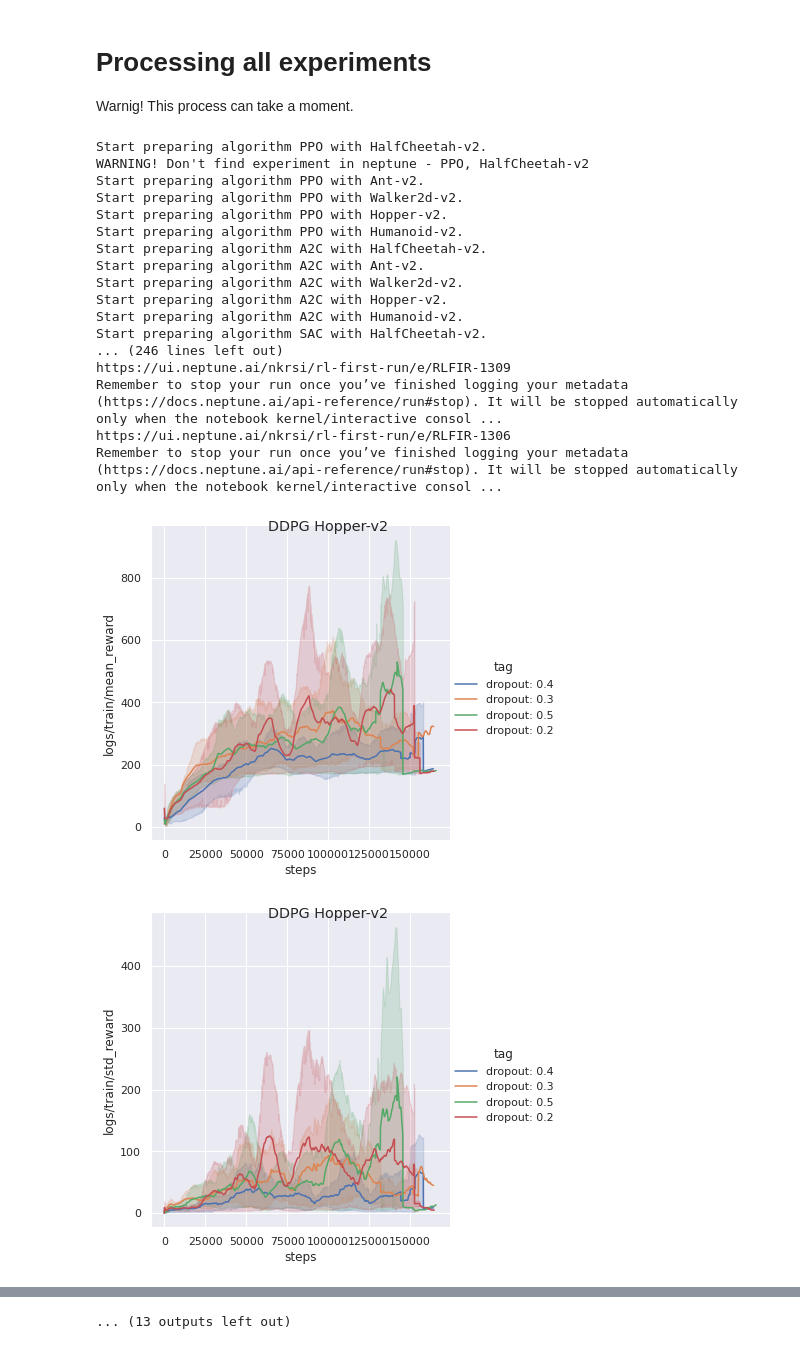
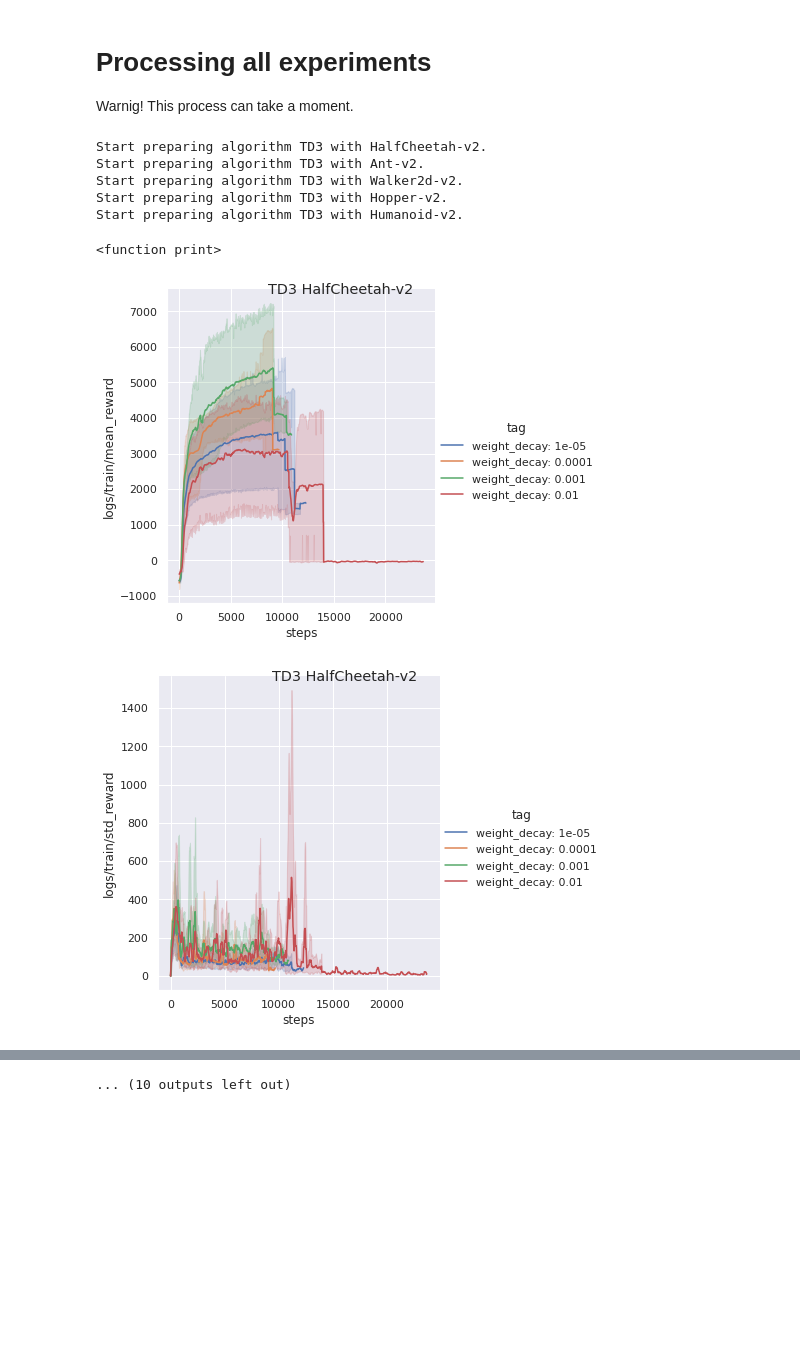
Before and after one commit to KrzysztofSoja/RegularizationRL, a Jupyter notebook: plot_maker.ipynb, the cells around one changed output, grey strips where cells are left out. Drawn from its saved outputs; the diff is of its cells as text; code cells hidden in the pictures; blank space fills up the shorter version.

```diff
--- a/plot_maker.ipynb
+++ b/plot_maker.ipynb
@@ -124,7 +124,7 @@ def concat_frames(experiments_results: pd.DataFrame, metric_name: str, slim=Fals
         log_series = metrics[metric_name]
 
         if slim: log_series = slimming(log_series, SMOOTHEN_WINDOW)
-        if smooth: log_series = smoothen(log_series, SMOOTHEN_WINDOW)
+        if smooth: log_series = smoothen(log_series, SLIMMING_WINDOW)
 
         frame = pd.DataFrame({'tag': \
                     pd.Series([selects_tags(tags_assigned_to_exp[experiment], tag_selector)[0] for _ in range(len(log_series))]),
@@ -152,12 +152,13 @@ def make_plots(algo_name: str, env_name: str, path_to_experiment: str, frame_wit
 PROJECT_NAME = 'nkrsi/rl-first-run'
 
 ENV_TAGS = MUJOCO
-ALGO_TAGS = ALGORITHMS
+ALGO_TAGS = ['TD3']  # [algo for algo in ALGORITHMS if algo != 'SAC']
 
 BASIC_LOGS = ["logs/train/mean_reward", "logs/train/std_reward", "logs/evaluate/mean_reward",
               "logs/evaluate/std_reward"]
 
-SMOOTHEN_WINDOW = 100
+SMOOTHEN_WINDOW = 20
+SLIMMING_WINDOW = 10
 
 # Setting plotting parameters
 sns.set_theme(color_codes=True)
@@ -171,10 +172,10 @@ project_table = project_table.to_pandas()
 # %% [markdown]
 ### Tags for example experiments
 # %%
-algorithm = 'PPO'
+algorithm = 'TD3'
 environment = 'HalfCheetah-v2'
-experiment_name = 'dropout'
-tag_selector = lambda x: re.match(r'dropout', x)
+experiment_name = 'weight_decay'
+tag_selector = lambda x: re.match(r'weight_decay', x)
 
 base_dir = os.path.join(os.getcwd(), 'experiment_result')
 base_dir
@@ -270,8 +352,8 @@ make_plots(algorithm, environment, path_to_experiment, concatenated_logs)
 
 Warnig! This process can take a moment.
 # %%
-experiment_name = 'dropout'
-tag_selector = lambda x: re.match(r'dropout', x)
+experiment_name = 'weight_decay'
+tag_selector = lambda x: re.match(r'weight_decay', x)
 
 base_dir = os.path.join(os.getcwd(), 'experiment_result')
 
@@ -293,51 +375,38 @@ for algorithm in tqdm(ALGO_TAGS, desc='algo'):
 
         if not os.path.isdir(base_dir):
             os.mkdir(base_dir)
 
         path_to_experiment = os.path.join(base_dir, experiment_name)
         if not os.path.isdir(path_to_experiment):
             os.mkdir(path_to_experiment)
 
         path_to_experiment = os.path.join(path_to_experiment, f"{algorithm}_{environment}")
         if not os.path.isdir(path_to_experiment):
             os.mkdir(path_to_experiment)
 
         basic_results = {}
         for experiment in tqdm(experiments, desc="Downloading experiments results"):
                 try:
                     basic_results[experiment] = pd.read_csv(os.path.join(path_to_experiment,  f"{experiment}.csv"))
                 except FileNotFoundError:
                     results = download_basic_result_from_experiments(experiment)
                     basic_results[experiment] = results
                     pd.DataFrame(results).to_csv(os.path.join(path_to_experiment, f"{experiment}.csv"))
 
         concatenated_logs = {}
         for log in logs:
             if re.match(r'logs/train/', log):
                 concatenated_logs[log] = concat_frames(basic_results, log, True, True)
             elif re.match(r'logs/evaluate/', log):
                 concatenated_logs[log] = concat_frames(basic_results, log, False, False)
 
         make_plots(algorithm, environment, path_to_experiment, concatenated_logs)
-
-print
 # %% [output]
-Start preparing algorithm PPO with HalfCheetah-v2.
-WARNING! Don't find experiment in neptune - PPO, HalfCheetah-v2
-Start preparing algorithm PPO with Ant-v2.
-Start preparing algorithm PPO with Walker2d-v2.
-Start preparing algorithm PPO with Hopper-v2.
-Start preparing algorithm PPO with Humanoid-v2.
-Start preparing algorithm A2C with HalfCheetah-v2.
-Start preparing algorithm A2C with Ant-v2.
-Start preparing algorithm A2C with Walker2d-v2.
-Start preparing algorithm A2C with Hopper-v2.
-Start preparing algorithm A2C with Humanoid-v2.
-Start preparing algorithm SAC with HalfCheetah-v2.
-... (246 lines left out)
-https://ui.neptune.ai/nkrsi/rl-first-run/e/RLFIR-1309
-Remember to stop your run once you’ve finished logging your metadata (https://docs.neptune.ai/api-reference/run#stop). It will be stopped automatically only when the notebook kernel/interactive consol ...
-https://ui.neptune.ai/nkrsi/rl-first-run/e/RLFIR-1306
-Remember to stop your run once you’ve finished logging your metadata (https://docs.neptune.ai/api-reference/run#stop). It will be stopped automatically only when the notebook kernel/interactive consol ...
+Start preparing algorithm TD3 with HalfCheetah-v2.
+Start preparing algorithm TD3 with Ant-v2.
+Start preparing algorithm TD3 with Walker2d-v2.
+Start preparing algorithm TD3 with Hopper-v2.
+Start preparing algorithm TD3 with Humanoid-v2.
+<function print>
-[figure, old version]
+[figure, new version]
-[figure, old version]
+[figure, new version]
@@ -353 +421 @@ Remember to stop your run once you’ve finished logging your metadata (https://
-... (13 outputs left out)
+... (10 outputs left out)
```
Also changed, not shown: parts of 10 cells of this notebook, 3 other files.
